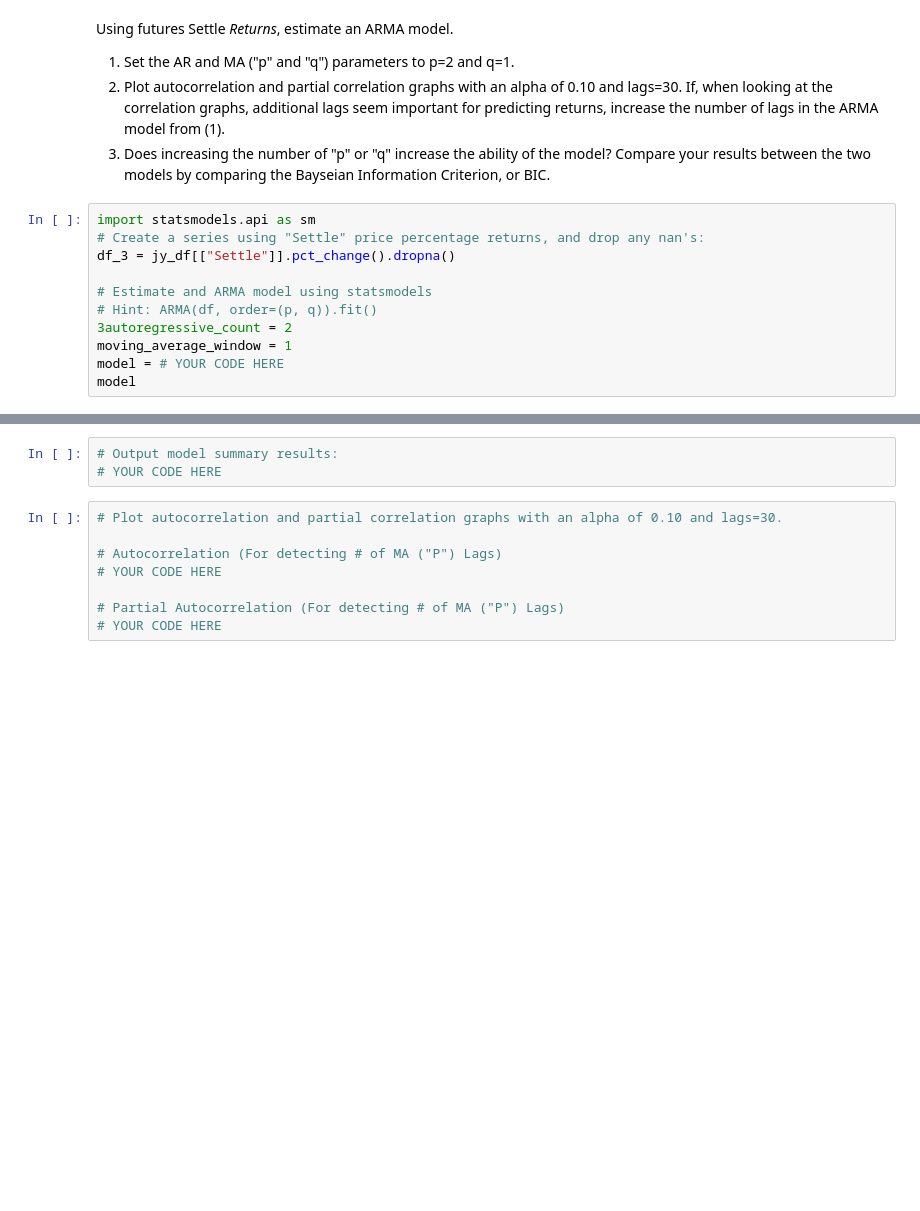
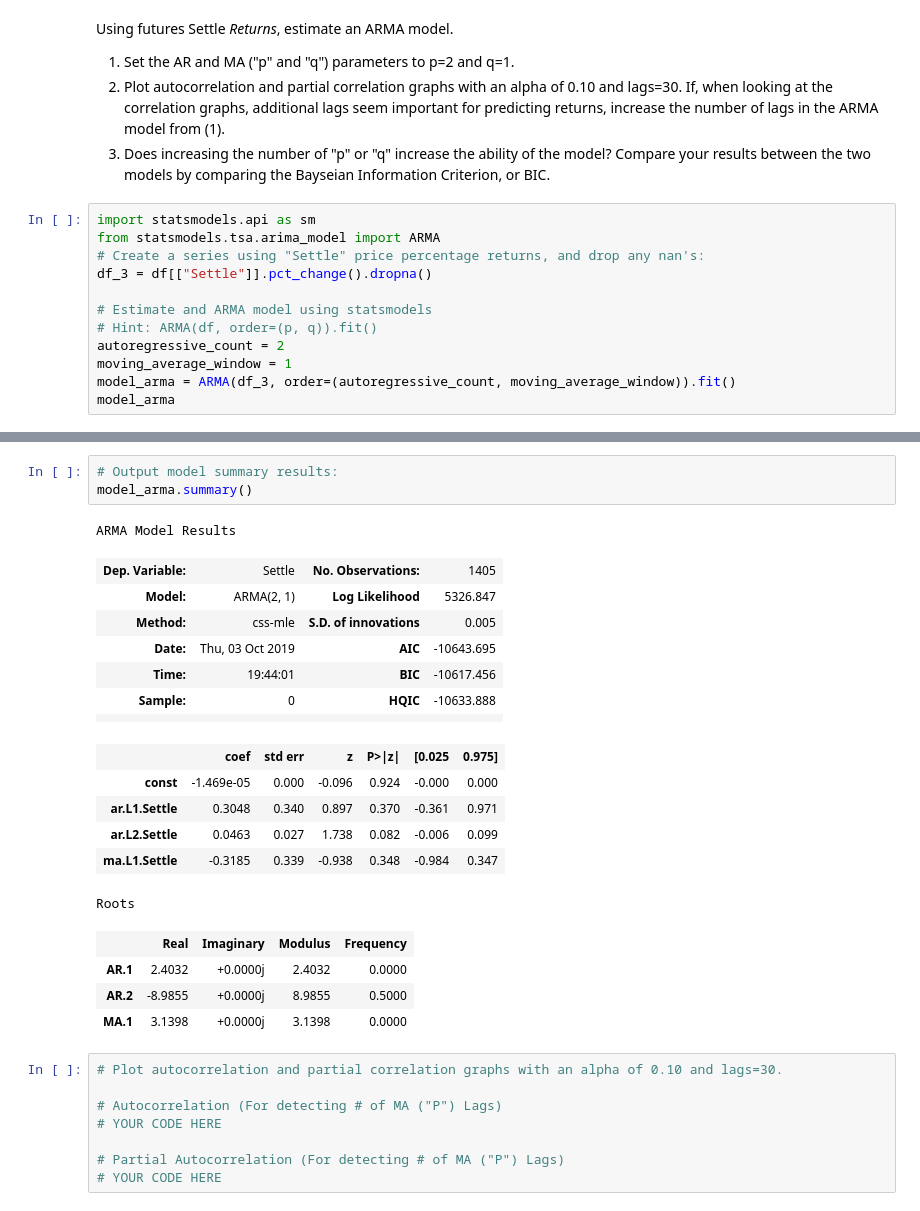
Before and after one commit to Briantaylor97/Homework_10, a Jupyter notebook: Instructions/Starter_Code/BCT_time_series_analysis.ipynb, the cells around one changed output, grey strips where cells are left out. Saved outputs shown, nothing was run; the diff lists cells and outputs as text; blank space fills up the shorter version.

Commit message:
ARMA Calc

```diff
--- a/Instructions/Starter_Code/BCT_time_series_analysis.ipynb
+++ b/Instructions/Starter_Code/BCT_time_series_analysis.ipynb
@@ -293,13 +293,14 @@ print(model.coef_)
  3. Does increasing the number of "p" or "q" increase the ability of the model? Compare your results between the two models by comparing the Bayseian Information Criterion, or BIC.
 # %%
 import statsmodels.api as sm
+from statsmodels.tsa.arima_model import ARMA
 # Create a series using "Settle" price percentage returns, and drop any nan's:
-df_3 = jy_df[["Settle"]].pct_change().dropna()
+df_3 = df[["Settle"]].pct_change().dropna()
 
 # Estimate and ARMA model using statsmodels
 # Hint: ARMA(df, order=(p, q)).fit()
-3autoregressive_count = 2
+autoregressive_count = 2
 moving_average_window = 1
-model = # YOUR CODE HERE
-model
+model_arma = ARMA(df_3, order=(autoregressive_count, moving_average_window)).fit()
+model_arma
 # %% [output]
@@ -307,6 +308,25 @@ SyntaxError: invalid syntax (<ipython-input-321-aef1baa48e12>, line 7)
 # %%
 # Output model summary results:
-# YOUR CODE HERE
+model_arma.summary()
+# %% [output]
+ARMA Model Results
+| Dep. Variable: | Settle | No. Observations: | 1405 |
+| Model: | ARMA(2, 1) | Log Likelihood | 5326.847 |
+| Method: | css-mle | S.D. of innovations | 0.005 |
+| Date: | Thu, 03 Oct 2019 | AIC | -10643.695 |
+| Time: | 19:44:01 | BIC | -10617.456 |
+| Sample: | 0 | HQIC | -10633.888 |
+|  |  |  |  |
+|  | coef | std err | z | P>|z| | [0.025 | 0.975] |
+| const | -1.469e-05 | 0.000 | -0.096 | 0.924 | -0.000 | 0.000 |
+| ar.L1.Settle | 0.3048 | 0.340 | 0.897 | 0.370 | -0.361 | 0.971 |
+| ar.L2.Settle | 0.0463 | 0.027 | 1.738 | 0.082 | -0.006 | 0.099 |
+| ma.L1.Settle | -0.3185 | 0.339 | -0.938 | 0.348 | -0.984 | 0.347 |
+Roots
+|  | Real | Imaginary | Modulus | Frequency |
+| AR.1 | 2.4032 | +0.0000j | 2.4032 | 0.0000 |
+| AR.2 | -8.9855 | +0.0000j | 8.9855 | 0.5000 |
+| MA.1 | 3.1398 | +0.0000j | 3.1398 | 0.0000 |
 # %%
 # Plot autocorrelation and partial correlation graphs with an alpha of 0.10 and lags=30.
 
```
Also changed, not shown: parts of 1 cell of this notebook.
